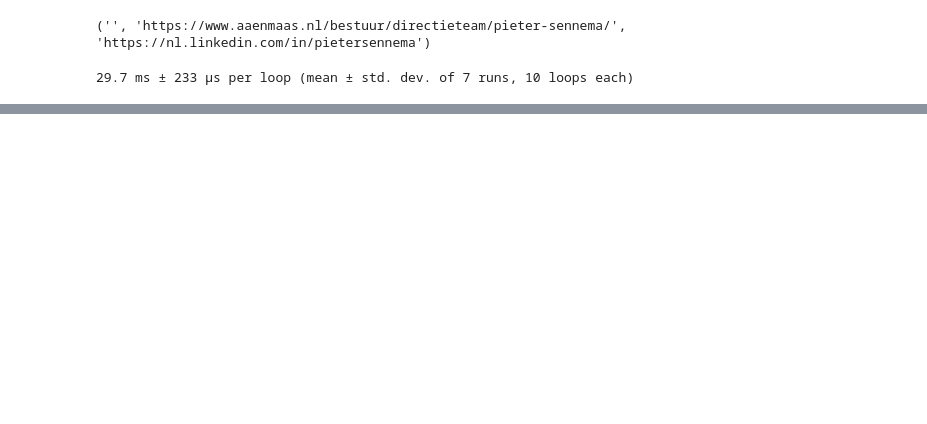
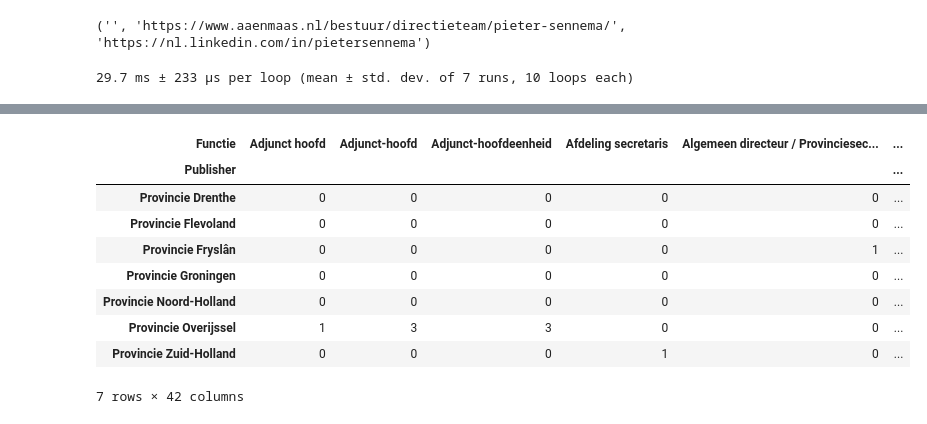
Before and after one commit to R0m4ndu/Woo-Scriptie-Ramon, a Jupyter notebook: Woo-Organisaties.ipynb, the cells around one changed output, grey strips where cells are left out. Drawn from its saved outputs; the diff is of its cells as text; code cells hidden in the pictures; blank space fills up the shorter version.

```diff
--- a/Woo-Organisaties.ipynb
+++ b/Woo-Organisaties.ipynb
@@ -502,0 +627,13 @@ json_create_provincies('Provincies')
+# %%
+display(create_functie_table('Provincie'))
+# %% [output]
+| Functie | Adjunct hoofd | Adjunct-hoofd | Adjunct-hoofdeenheid | Afdeling secretaris | Algemeen directeur / Provinciesec... | ... |
+| Publisher |  |  |  |  |  | ... |
+| Provincie Drenthe | 0 | 0 | 0 | 0 | 0 | ... |
+| Provincie Flevoland | 0 | 0 | 0 | 0 | 0 | ... |
+| Provincie Fryslân | 0 | 0 | 0 | 0 | 1 | ... |
+| Provincie Groningen | 0 | 0 | 0 | 0 | 0 | ... |
+| Provincie Noord-Holland | 0 | 0 | 0 | 0 | 0 | ... |
+| Provincie Overijssel | 1 | 3 | 3 | 0 | 0 | ... |
+| Provincie Zuid-Holland | 0 | 0 | 0 | 1 | 0 | ... |
+7 rows × 42 columns
```
Also changed, not shown: parts of 15 cells of this notebook.
